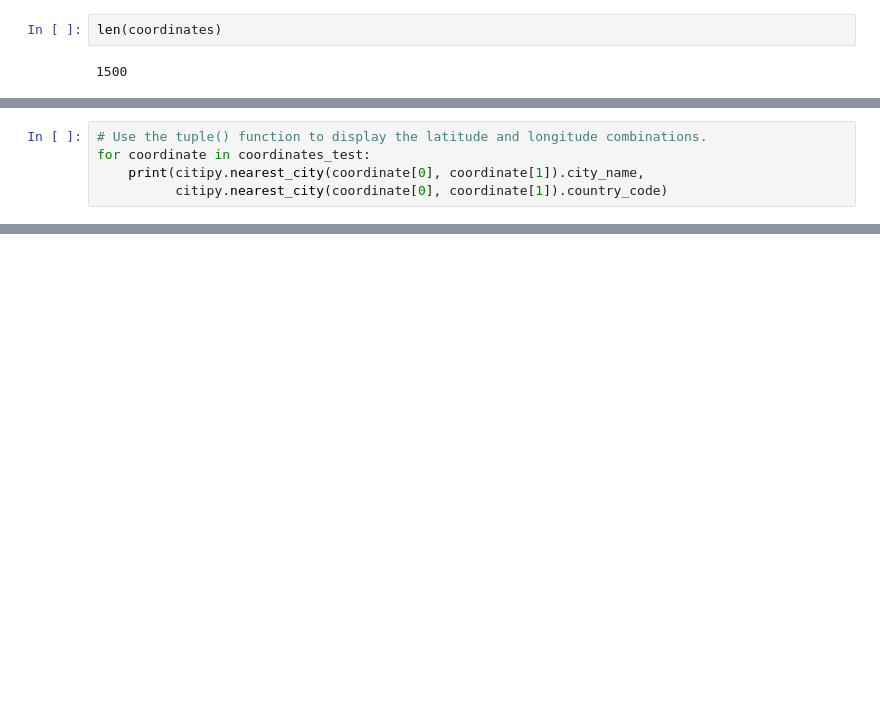
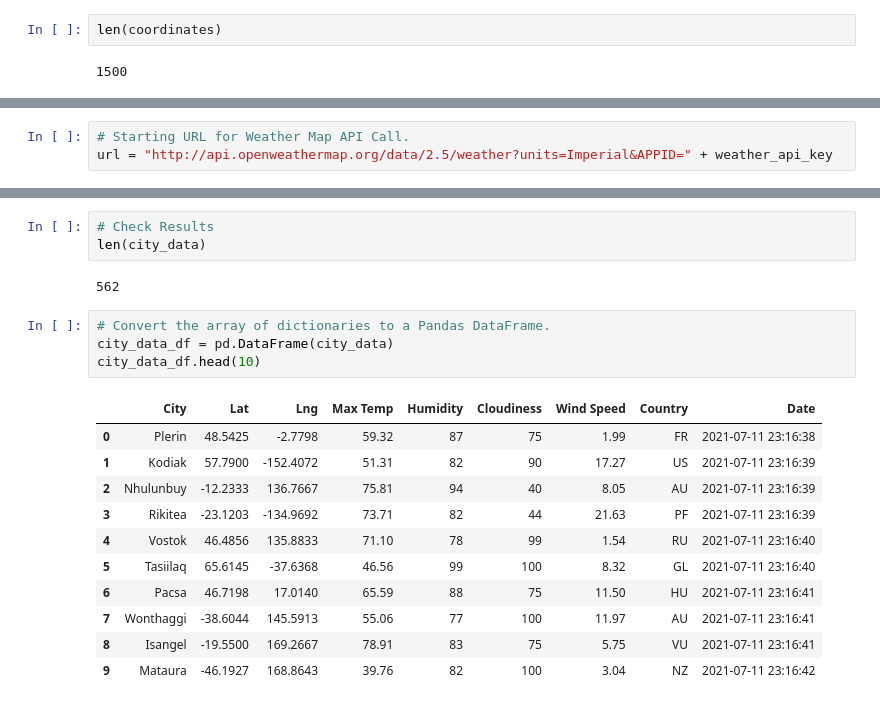
Before and after one commit to TPapiernik/World_Weather_Analysis, a Jupyter notebook: WeatherPy.ipynb, the cells around one changed output, grey strips where cells are left out. Saved outputs shown, nothing was run; the diff lists cells and outputs as text; blank space fills up the shorter version.

Commit message:
Retrieved Weather for Multiple Cities, stored in DataFrame, exported to CSV

```diff
--- a/WeatherPy.ipynb
+++ b/WeatherPy.ipynb
@@ -30,5 +30,0 @@ coordinates_test = zip(x, y)
-# %%
-# Use the tuple() function to display the latitude and longitude combinations.
-for coordinate in coordinates_test:
-    print(citipy.nearest_city(coordinate[0], coordinate[1]).city_name,
-          citipy.nearest_city(coordinate[0], coordinate[1]).country_code)
@@ -54,0 +45,3 @@ len(cities)
+# %%
+# Starting URL for Weather Map API Call.
+url = "http://api.openweathermap.org/data/2.5/weather?units=Imperial&APPID=" + weather_api_key
@@ -54,0 +126,21 @@ len(cities)
+# %%
+# Check Results
+len(city_data)
+# %% [output]
+562
+# %%
+# Convert the array of dictionaries to a Pandas DataFrame.
+city_data_df = pd.DataFrame(city_data)
+city_data_df.head(10)
+# %% [output]
+|  | City | Lat | Lng | Max Temp | Humidity | Cloudiness | Wind Speed | Country | Date |
+| 0 | Plerin | 48.5425 | -2.7798 | 59.32 | 87 | 75 | 1.99 | FR | 2021-07-11 23:16:38 |
+| 1 | Kodiak | 57.7900 | -152.4072 | 51.31 | 82 | 90 | 17.27 | US | 2021-07-11 23:16:39 |
+| 2 | Nhulunbuy | -12.2333 | 136.7667 | 75.81 | 94 | 40 | 8.05 | AU | 2021-07-11 23:16:39 |
+| 3 | Rikitea | -23.1203 | -134.9692 | 73.71 | 82 | 44 | 21.63 | PF | 2021-07-11 23:16:39 |
+| 4 | Vostok | 46.4856 | 135.8833 | 71.10 | 78 | 99 | 1.54 | RU | 2021-07-11 23:16:40 |
+| 5 | Tasiilaq | 65.6145 | -37.6368 | 46.56 | 99 | 100 | 8.32 | GL | 2021-07-11 23:16:40 |
+| 6 | Pacsa | 46.7198 | 17.0140 | 65.59 | 88 | 75 | 11.50 | HU | 2021-07-11 23:16:41 |
+| 7 | Wonthaggi | -38.6044 | 145.5913 | 55.06 | 77 | 100 | 11.97 | AU | 2021-07-11 23:16:41 |
+| 8 | Isangel | -19.5500 | 169.2667 | 78.91 | 83 | 75 | 5.75 | VU | 2021-07-11 23:16:41 |
+| 9 | Mataura | -46.1927 | 168.8643 | 39.76 | 82 | 100 | 3.04 | NZ | 2021-07-11 23:16:42 |
```
Also changed, not shown: parts of 8 cells of this notebook, 3 other files.
